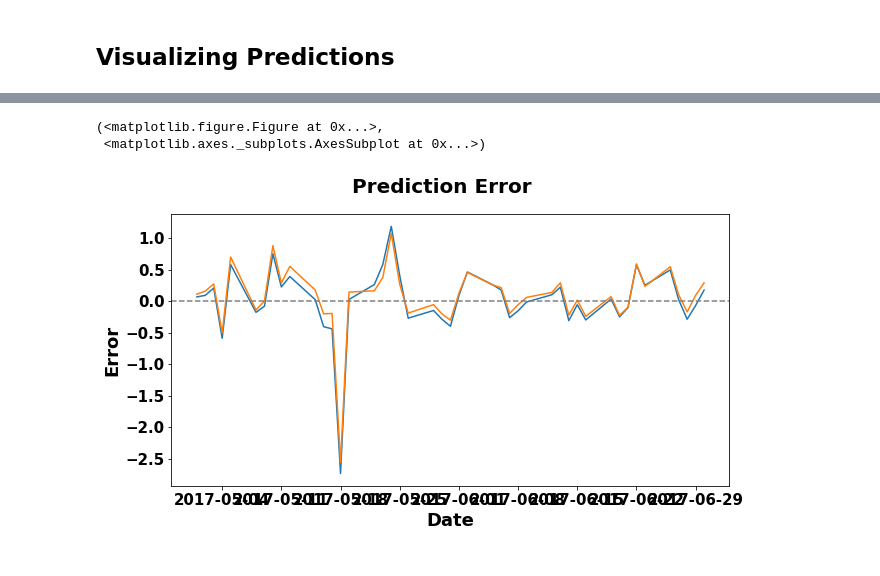
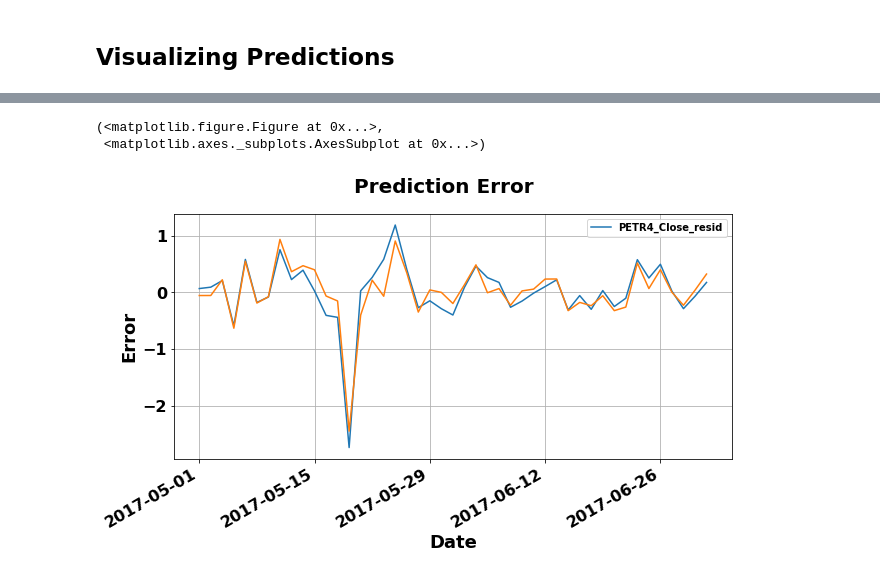
Before and after one commit to danilofrp/neural-stocks, a Jupyter notebook: notebooks/StackedAutoEncoder/residual/PETR4/StackedAutoEncoder.ipynb, the cells around one changed output, grey strips where cells are left out. Cells and saved outputs as stored; diff of their text form; code cells hidden in the pictures.

```diff
--- a/notebooks/StackedAutoEncoder/residual/PETR4/StackedAutoEncoder.ipynb
+++ b/notebooks/StackedAutoEncoder/residual/PETR4/StackedAutoEncoder.ipynb
@@ -138,0 +95,11 @@ Time to acquire and process data: 11.1826369762 seconds
+# %%
+init_time = time.time()
+
+ASSET = acquireData(filePath = pathAsset, dropNan = True)
+IBOV = acquireData(filePath = pathIBOV, dropNan = True)
+USDBRL= acquireData(filePath = pathUSDBRL, dropNan = True)
+
+df = pd.concat([ASSET, IBOV, USDBRL], axis = 1).dropna()
+
+end_time = time.time()
+print('Time to acquire and process data: '+str(end_time-init_time)+' seconds')
@@ -567,18 +464,0 @@ Time to fit layer 2: 2.03245401382 seconds
-# %%
-SAE.layers[0].trainable = True
-SAE.layers[1].trainable = True
-SAE.layers[2].trainable = True
-SAE.layers[3].trainable = True
-
-init_time = time.time()
-
-fitHistory = SAE.fit(xTrain,
-                     yTrain,
-                     epochs = 2000,
-                     verbose = 1,
-                     shuffle = True,
-                     validation_data = (xVal, yVal),
-                     callbacks = [earlyStopping])
-
-end_time = time.time()
-print('Time to fit model: '+str(end_time-init_time)+' seconds')
@@ -615,16 +465,13 @@ plt.legend(handles=[trainigSet, validationSet], labels=['training set', 'validat
 # %% [markdown]
 ## Visualizing Predictions
 # %%
-predictions = SAE.predict(xTest)
-predictions = yScaler.inverse_transform(predictions)
-predictions_clean = []
-for p in predictions:
-    predictions_clean.extend(p)
-predictionsSeries = pd.Series(predictions_clean, index = df['2017'].index)
+predictions = yScaler.inverse_transform(SAE.predict(xTest)).reshape(-1)
+predictedResid = pd.Series(predictions, index = df['2017'].index, name = '{}_predicted_resid'.format(asset))
+predictedClose = pd.Series(df['{}_Close_trend'.format(asset)] + predictedResid, name = '{}_predicted_close'.format(asset))
 
-plotSeries([df['PETR4_Close_trend']+ df['PETR4_Close_resid'],
+plotSeries([df['{}_Close'.format(asset)],
 #            df['PETR4_Close_trend'],
-            df['PETR4_Close_trend'] + predictionsSeries],
+            predictedClose],
            initialPlotDate = '2017-05', finalPlotDate = '2017-06',
            title = 'Original Data vs Predicted', ylabel = 'Price')
 # %% [output]
@@ -634,9 +481,8 @@ plotSeries([df['PETR4_Close_trend']+ df['PETR4_Close_resid'],
 # %%
-plotSeries([df['PETR4_Close_resid'], (df['PETR4_Close_resid'] - predictionsSeries)],
-           plotZeroLine = True,
+plotSeries([df['{}_Close_resid'.format(asset)], (df['{}_Close'.format(asset)] - predictedClose)],
            initialPlotDate = '2017-05', finalPlotDate = '2017-06',
            title = 'Prediction Error', ylabel = 'Error')
 # %% [output]
 (<matplotlib.figure.Figure at 0x...>,
  <matplotlib.axes._subplots.AxesSubplot at 0x...>)
-[figure, old version]
+[figure, new version]
```
Also changed, not shown: parts of 34 cells of this notebook.
